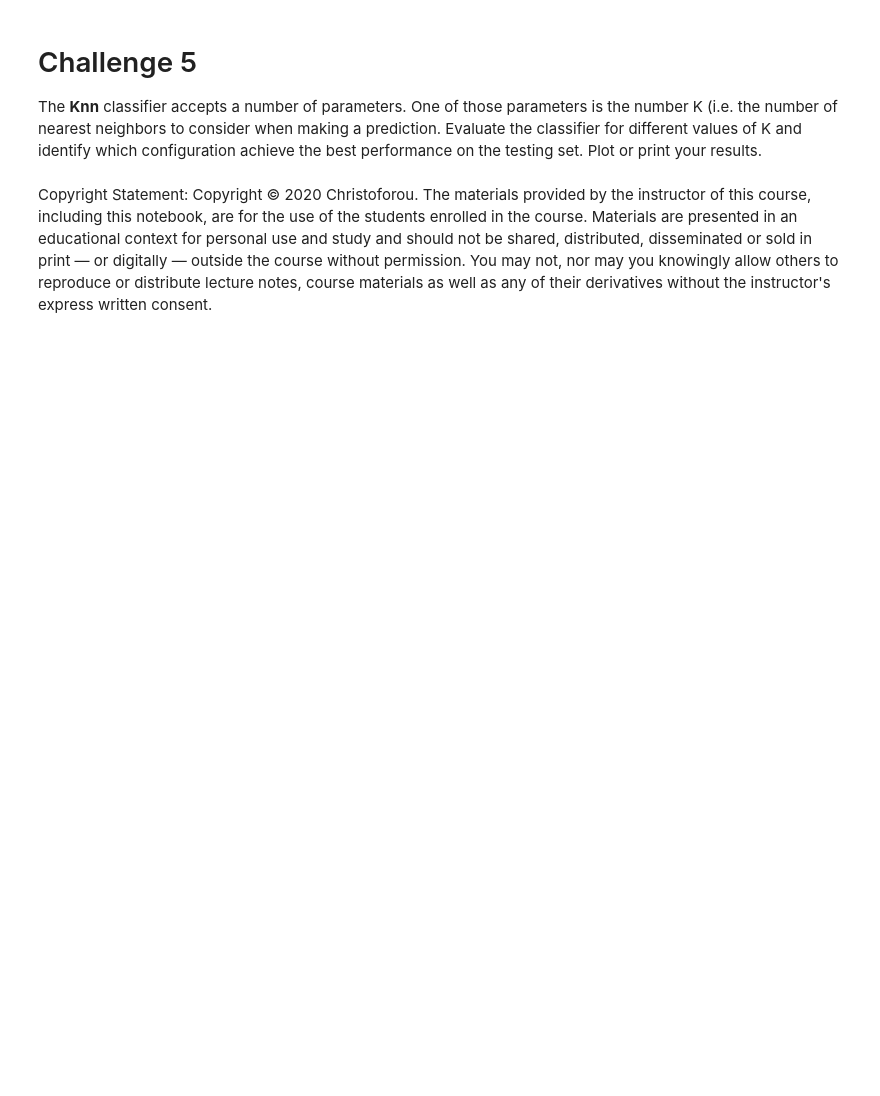
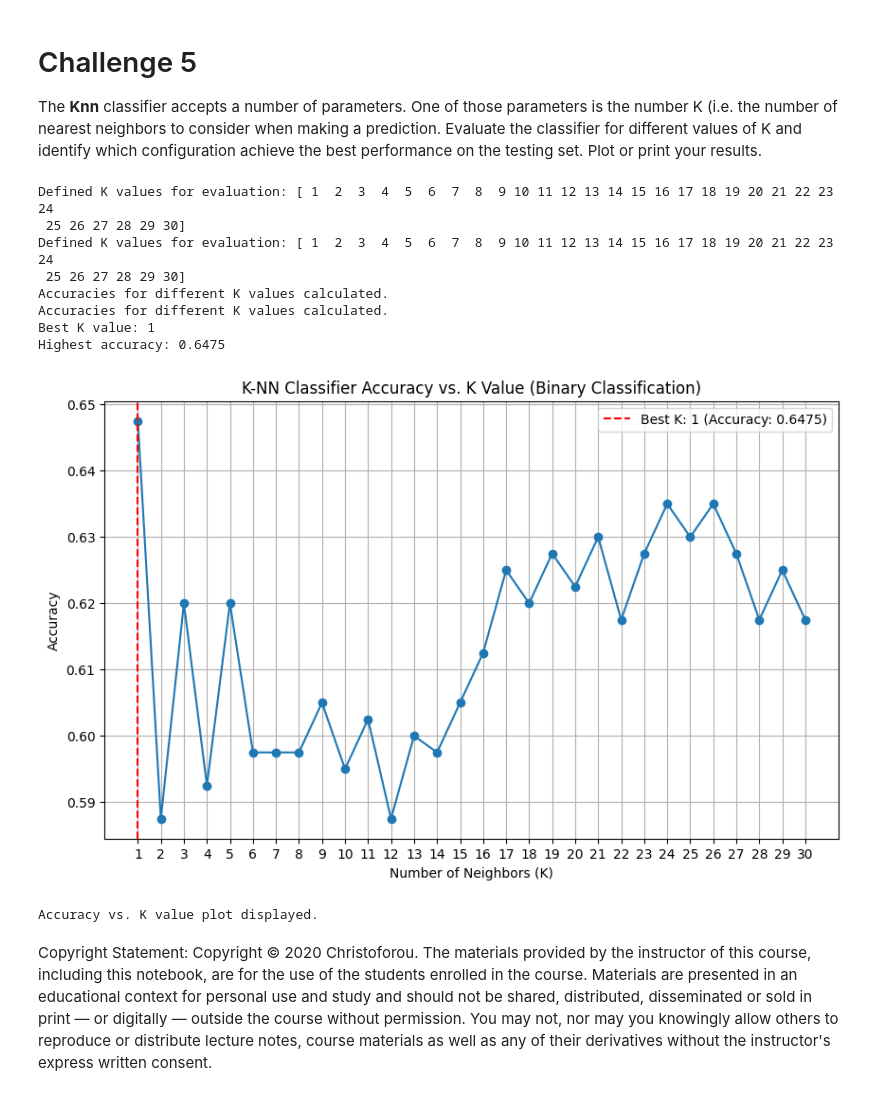
Before and after one commit to SOARPN/CUS_752_SPRING_2026, a Jupyter notebook: Problem_set_02_Instance_classifiers_KNN.ipynb, the cells around one changed output. Drawn from its saved outputs; the diff is of its cells as text; code cells hidden in the pictures; blank space fills up the shorter version.

```diff
--- a/Problem_set_02_Instance_classifiers_KNN.ipynb
+++ b/Problem_set_02_Instance_classifiers_KNN.ipynb
@@ -333,3 +391,82 @@ The **Knn** classifier accepts a number of parameters. One of those parameters i
+# %%
+# Your solution here.
+k_values = np.arange(1, 31) # Create an array of integers from 1 to 30
+print(f"Defined K values for evaluation: {k_values}")
+k_values = np.arange(1, 31) # Create an array of integers from 1 to 30
+print(f"Defined K values for evaluation: {k_values}")
+from sklearn.neighbors import KNeighborsClassifier
+from sklearn.metrics import accuracy_score
+
+accuracies = []
+
+for k in k_values:
+    # Initialize the K-NN classifier with the current k value
+    knn_classifier_k = KNeighborsClassifier(n_neighbors=k)
+
+    # Train the classifier using the training data (binary classification setup)
+    knn_classifier_k.fit(X_train, y_train)
+
+    # Predict the classes for the test dataset
+    y_pred_k = knn_classifier_k.predict(X_test)
+
+    # Calculate the accuracy score for the current k
+    accuracy_k = accuracy_score(y_test, y_pred_k)
+    accuracies.append(accuracy_k)
+
+print("Accuracies for different K values calculated.")
+from sklearn.neighbors import KNeighborsClassifier
+from sklearn.metrics import accuracy_score
+
+accuracies = []
+
+for k in k_values:
+    # Initialize the K-NN classifier with the current k value
+    knn_classifier_k = KNeighborsClassifier(n_neighbors=k)
+
+    # Train the classifier using the training data (binary classification setup)
+    knn_classifier_k.fit(X_train, y_train)
+
+    # Predict the classes for the test dataset
+    y_pred_k = knn_classifier_k.predict(X_test)
+
+    # Calculate the accuracy score for the current k
+    accuracy_k = accuracy_score(y_test, y_pred_k)
+    accuracies.append(accuracy_k)
+
+print("Accuracies for different K values calculated.")
+max_accuracy_index = np.argmax(accuracies)
+best_k = k_values[max_accuracy_index]
+best_accuracy = accuracies[max_accuracy_index]
+
+print(f"Best K value: {best_k}")
+print(f"Highest accuracy: {best_accuracy:.4f}")
+import matplotlib.pyplot as plt
+
+plt.figure(figsize=(10, 6))
+plt.plot(k_values, accuracies, marker='o', linestyle='-')
+plt.title('K-NN Classifier Accuracy vs. K Value (Binary Classification)')
+plt.xlabel('Number of Neighbors (K)')
+plt.ylabel('Accuracy')
+plt.xticks(k_values) # Ensure all K values are shown on the x-axis
+plt.grid(True)
+
+# Highlight the best K value
+plt.axvline(x=best_k, color='r', linestyle='--', label=f'Best K: {best_k} (Accuracy: {best_accuracy:.4f})')
+plt.legend()
+plt.show()
+
+print("Accuracy vs. K value plot displayed.")
+# %% [output]
+Defined K values for evaluation: [ 1  2  3  4  5  6  7  8  9 10 11 12 13 14 15 16 17 18 19 20 21 22 23 24
+ 25 26 27 28 29 30]
+Defined K values for evaluation: [ 1  2  3  4  5  6  7  8  9 10 11 12 13 14 15 16 17 18 19 20 21 22 23 24
+ 25 26 27 28 29 30]
+Accuracies for different K values calculated.
+Accuracies for different K values calculated.
+Best K value: 1
+Highest accuracy: 0.6475
+[figure, added]
+Accuracy vs. K value plot displayed.
 # %% [markdown]
 
 Copyright Statement: Copyright © 2020 Christoforou. The materials provided by the instructor of this course, including this notebook, are for the use of the students enrolled in the course. Materials are presented in an educational context for personal use and study and should not be shared, distributed, disseminated or sold in print — or digitally — outside the course without permission. You may not, nor may you knowingly allow others to reproduce or distribute lecture notes, course materials as well as any of their derivatives without the instructor's express written consent.
```
Also changed, not shown: parts of 5 cells of this notebook.
